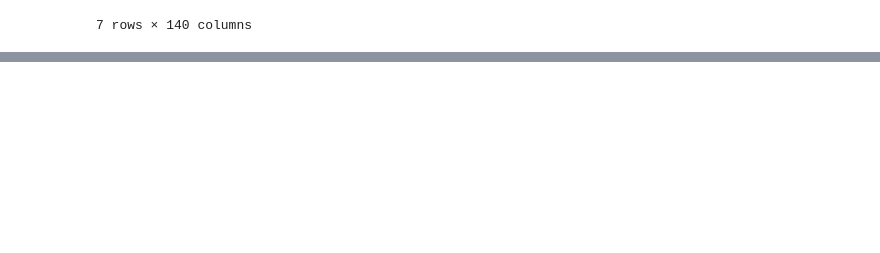
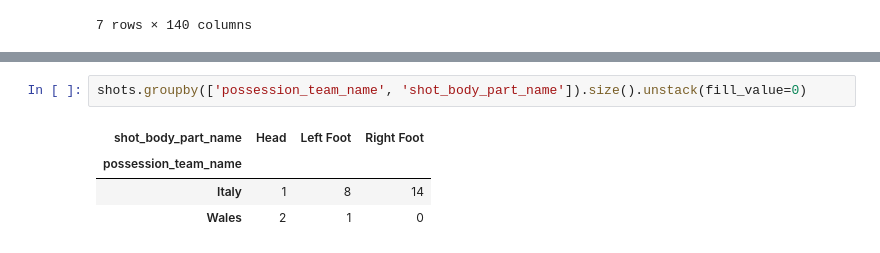
Before and after one commit to aegonwolf/socceranalytics, a Jupyter notebook: all-games.ipynb, the cells around one changed output, grey strips where cells are left out. Saved outputs shown, nothing was run; the diff lists cells and outputs as text; blank space fills up the shorter version.

```diff
--- a/all-games.ipynb
+++ b/all-games.ipynb
@@ -526,0 +616,7 @@ bonucci_goals
+# %%
+shots.groupby(['possession_team_name', 'shot_body_part_name']).size().unstack(fill_value=0)
+# %% [output]
+| shot_body_part_name | Head | Left Foot | Right Foot |
+| possession_team_name |  |  |  |
+| Italy | 1 | 8 | 14 |
+| Wales | 2 | 1 | 0 |
```
Also changed, not shown: parts of 17 cells of this notebook.
